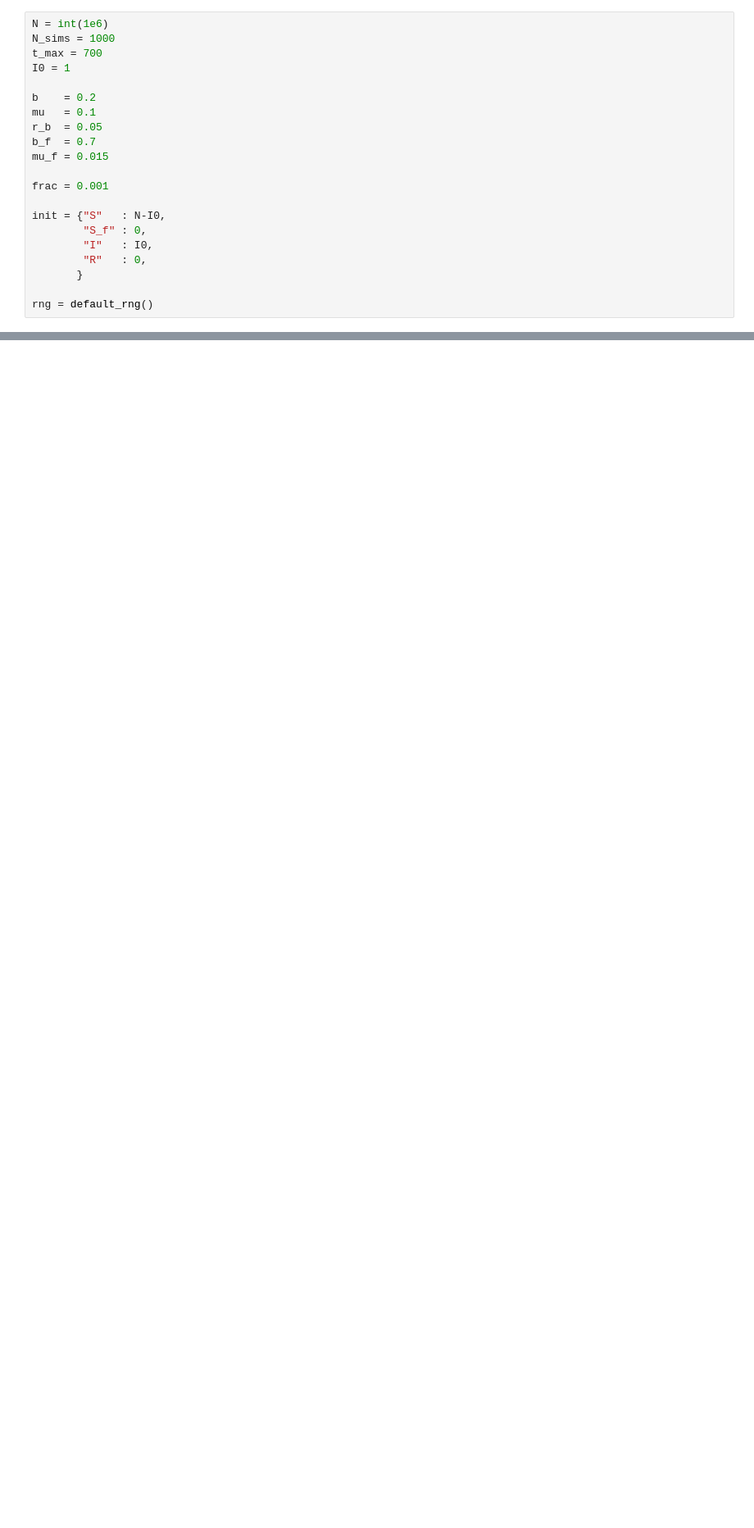
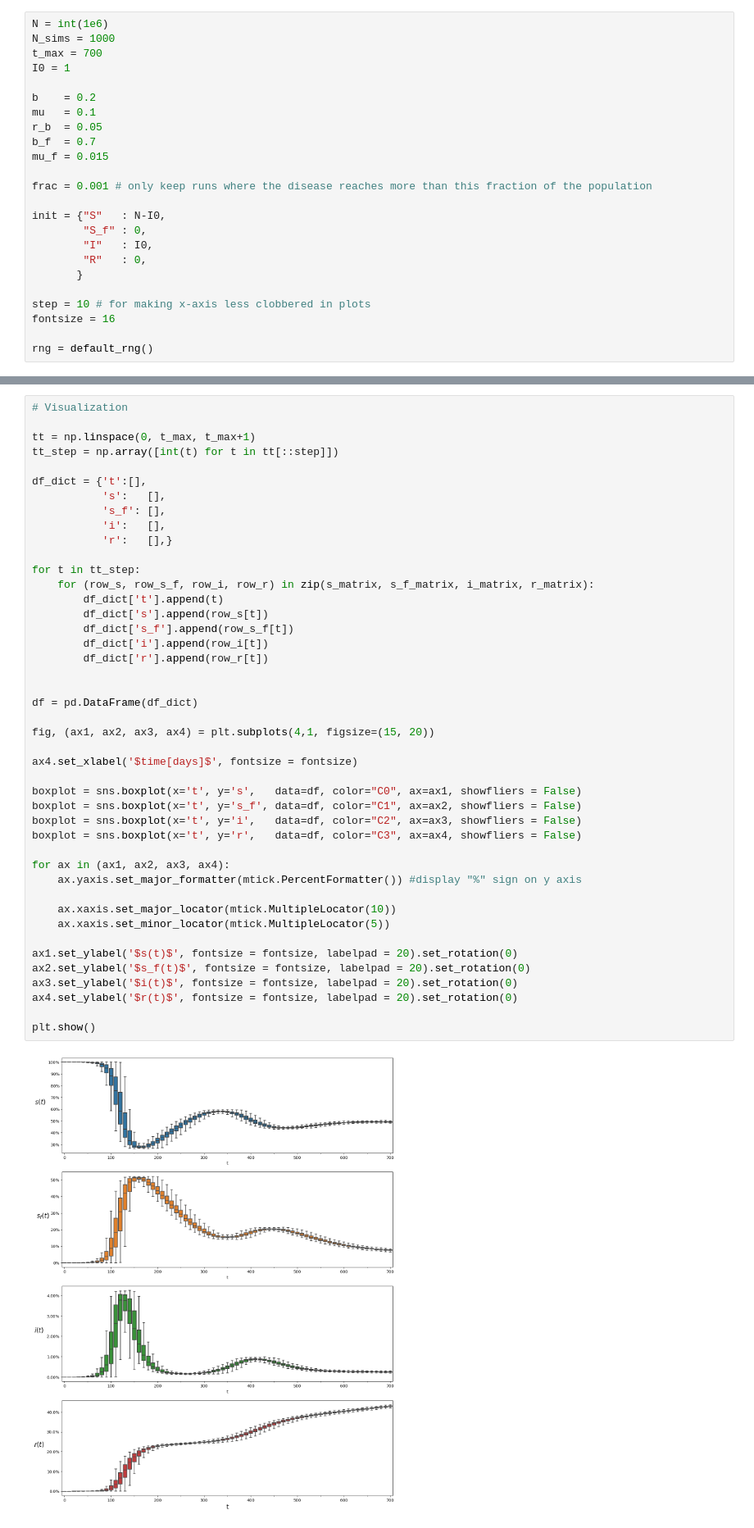
Before and after one commit to lorenzoamir/perra-behavior-disease-model, a Jupyter notebook: behavior-disease-model.ipynb, the cells around one changed output, grey strips where cells are left out. Shown at 82% size. Saved outputs shown, nothing was run; the diff lists cells and outputs as text; blank space fills up the shorter version.

Commit message:
visualize all compartments

```diff
--- a/behavior-disease-model.ipynb
+++ b/behavior-disease-model.ipynb
@@ -17,7 +18,7 @@ r_b  = 0.05
 b_f  = 0.7
 mu_f = 0.015
 
-frac = 0.001
+frac = 0.001 # only keep runs where the disease reaches more than this fraction of the population
 
 init = {"S"   : N-I0,
         "S_f" : 0,
@@ -25,6 +26,9 @@ init = {"S"   : N-I0,
         "R"   : 0,
        }
 
+step = 10 # for making x-axis less clobbered in plots
+fontsize = 16
+
 rng = default_rng()
 # %%
 def simulate(init, t_max):
@@ -171,0 +128,46 @@ Wall time: 1min 30s
+# %%
+# Visualization
+
+tt = np.linspace(0, t_max, t_max+1)
+tt_step = np.array([int(t) for t in tt[::step]])
+
+df_dict = {'t':[],
+           's':   [],
+           's_f': [],
+           'i':   [],
+           'r':   [],}
+
+for t in tt_step:
+    for (row_s, row_s_f, row_i, row_r) in zip(s_matrix, s_f_matrix, i_matrix, r_matrix):
+        df_dict['t'].append(t)
+        df_dict['s'].append(row_s[t])
+        df_dict['s_f'].append(row_s_f[t])
+        df_dict['i'].append(row_i[t])
+        df_dict['r'].append(row_r[t])
+
+
+df = pd.DataFrame(df_dict)
+
+fig, (ax1, ax2, ax3, ax4) = plt.subplots(4,1, figsize=(15, 20))
+
+ax4.set_xlabel('$time[days]$', fontsize = fontsize)
+
+boxplot = sns.boxplot(x='t', y='s',   data=df, color="C0", ax=ax1, showfliers = False)
+boxplot = sns.boxplot(x='t', y='s_f', data=df, color="C1", ax=ax2, showfliers = False)
+boxplot = sns.boxplot(x='t', y='i',   data=df, color="C2", ax=ax3, showfliers = False)
+boxplot = sns.boxplot(x='t', y='r',   data=df, color="C3", ax=ax4, showfliers = False)
+
+for ax in (ax1, ax2, ax3, ax4):
+    ax.yaxis.set_major_formatter(mtick.PercentFormatter()) #display "%" sign on y axis
+
+    ax.xaxis.set_major_locator(mtick.MultipleLocator(10))
+    ax.xaxis.set_minor_locator(mtick.MultipleLocator(5))
+
+ax1.set_ylabel('$s(t)$', fontsize = fontsize, labelpad = 20).set_rotation(0)
+ax2.set_ylabel('$s_f(t)$', fontsize = fontsize, labelpad = 20).set_rotation(0)
+ax3.set_ylabel('$i(t)$', fontsize = fontsize, labelpad = 20).set_rotation(0)
+ax4.set_ylabel('$r(t)$', fontsize = fontsize, labelpad = 20).set_rotation(0)
+
+plt.show()
+# %% [output]
+[figure, added]
```
Also changed, not shown: parts of 3 cells of this notebook.
